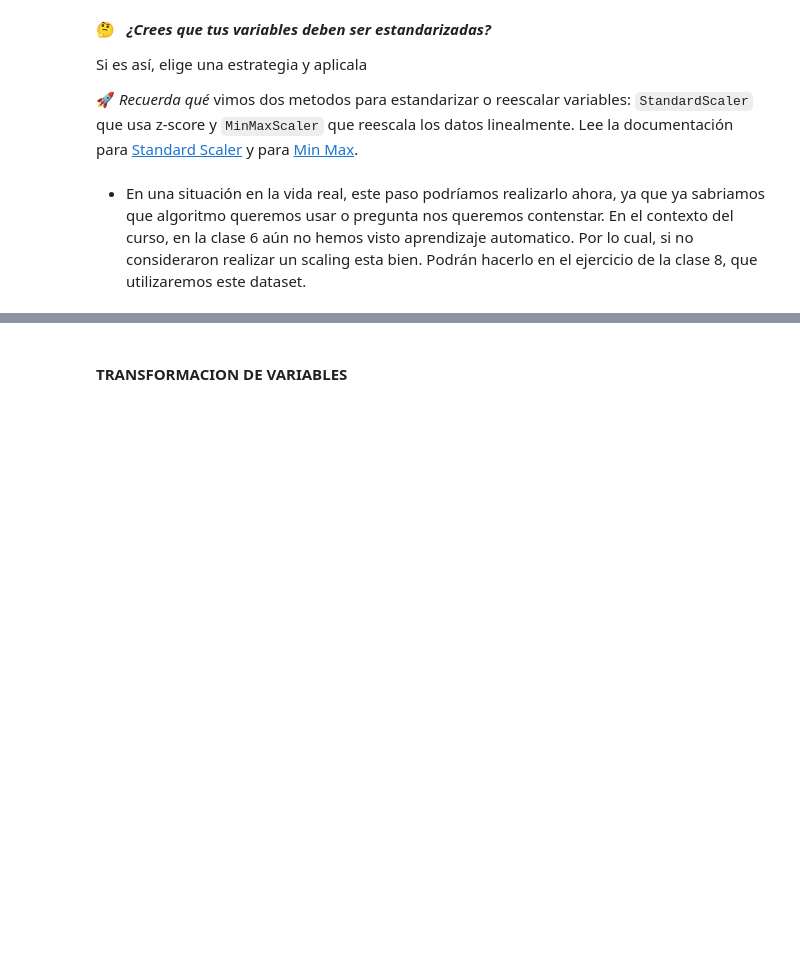
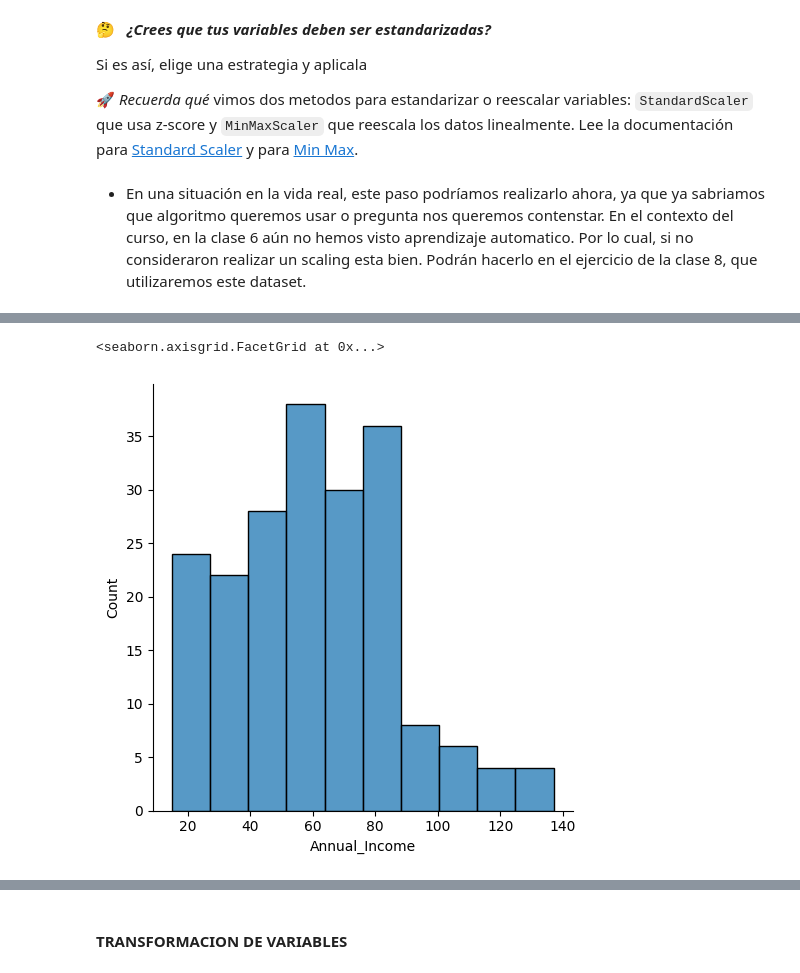
Before and after one commit to Flor-Si/Trabajos, a Jupyter notebook: TP13-Notebook_13.ipynb, the cells around one changed output, grey strips where cells are left out. Cells and saved outputs as stored; diff of their text form; code cells hidden in the pictures; blank space fills up the shorter version.

```diff
--- a/TP13-Notebook_13.ipynb
+++ b/TP13-Notebook_13.ipynb
@@ -26,0 +76,5 @@ Si es así, elige una estrategia y aplicala
+# %%
+sns.displot(datos['Annual_Income'])
+# %% [output]
+<seaborn.axisgrid.FacetGrid at 0x...>
+[figure, added]
```
Also changed, not shown: parts of 15 cells of this notebook.
